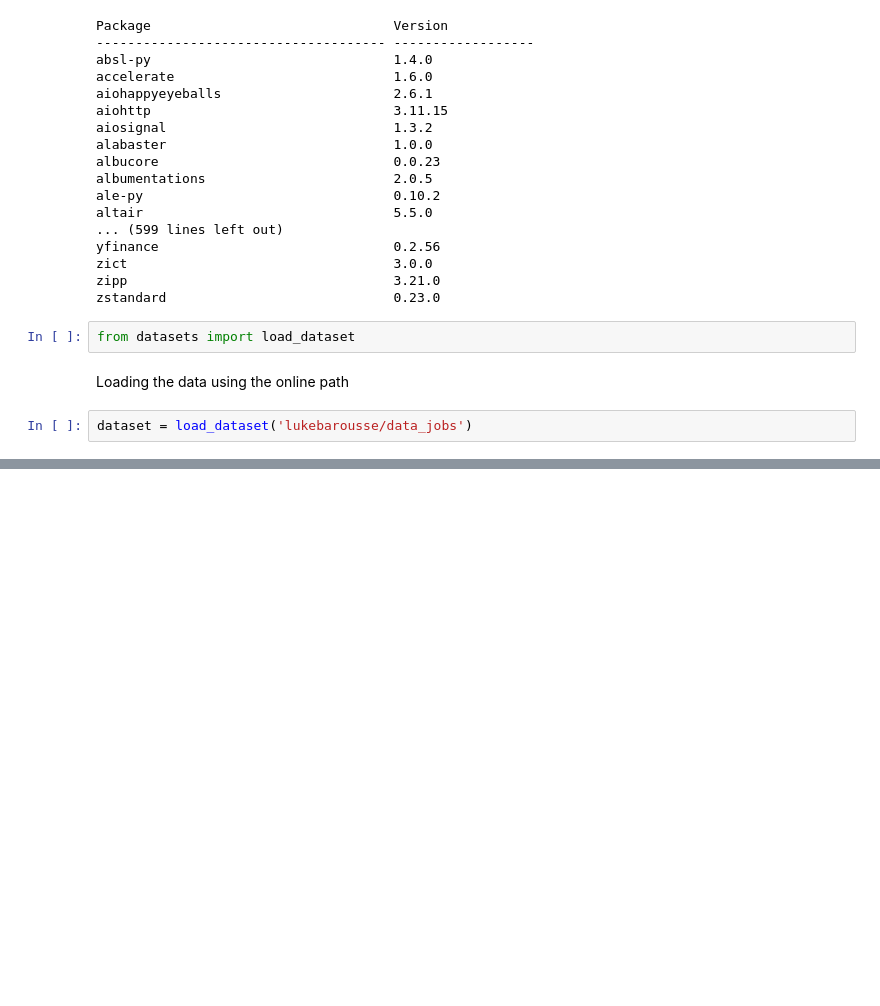
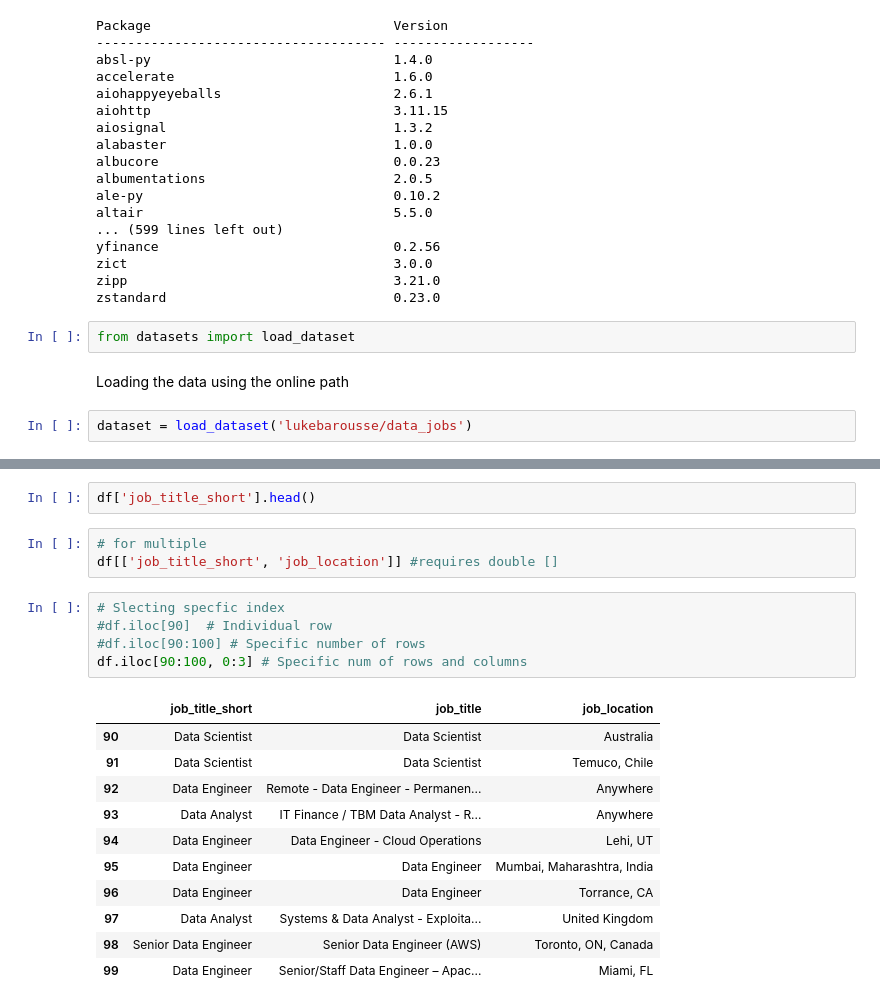
Before and after one commit to okiromosh/Learning-Python-Data, a Jupyter notebook: Python_Pandas.ipynb, the cells around one changed output, grey strips where cells are left out. Saved outputs shown, nothing was run; the diff lists cells and outputs as text; blank space fills up the shorter version.

```diff
--- a/Python_Pandas.ipynb
+++ b/Python_Pandas.ipynb
@@ -100,0 +120,22 @@ Converting loaded data into pandas
+# %%
+df['job_title_short'].head()
+# %%
+# for multiple
+df[['job_title_short', 'job_location']] #requires double []
+# %%
+# Slecting specfic index
+#df.iloc[90]  # Individual row
+#df.iloc[90:100] # Specific number of rows
+df.iloc[90:100, 0:3] # Specific num of rows and columns
+# %% [output]
+|  | job_title_short | job_title | job_location |
+| 90 | Data Scientist | Data Scientist | Australia |
+| 91 | Data Scientist | Data Scientist | Temuco, Chile |
+| 92 | Data Engineer | Remote - Data Engineer - Permanen... | Anywhere |
+| 93 | Data Analyst | IT Finance / TBM Data Analyst - R... | Anywhere |
+| 94 | Data Engineer | Data Engineer - Cloud Operations | Lehi, UT |
+| 95 | Data Engineer | Data Engineer | Mumbai, Maharashtra, India |
+| 96 | Data Engineer | Data Engineer | Torrance, CA |
+| 97 | Data Analyst | Systems & Data Analyst - Exploita... | United Kingdom |
+| 98 | Senior Data Engineer | Senior Data Engineer (AWS) | Toronto, ON, Canada |
+| 99 | Data Engineer | Senior/Staff Data Engineer – Apac... | Miami, FL |
```
Also changed, not shown: parts of 4 cells of this notebook.
